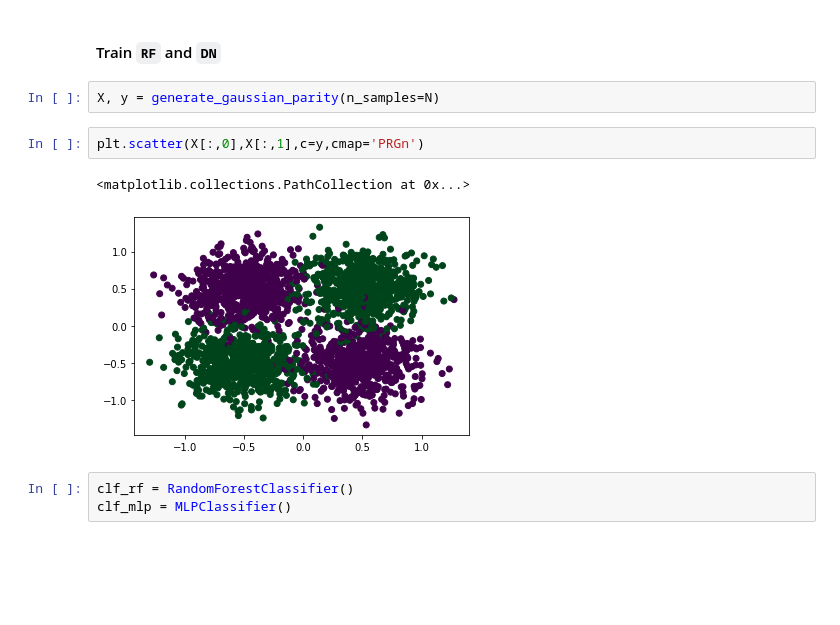
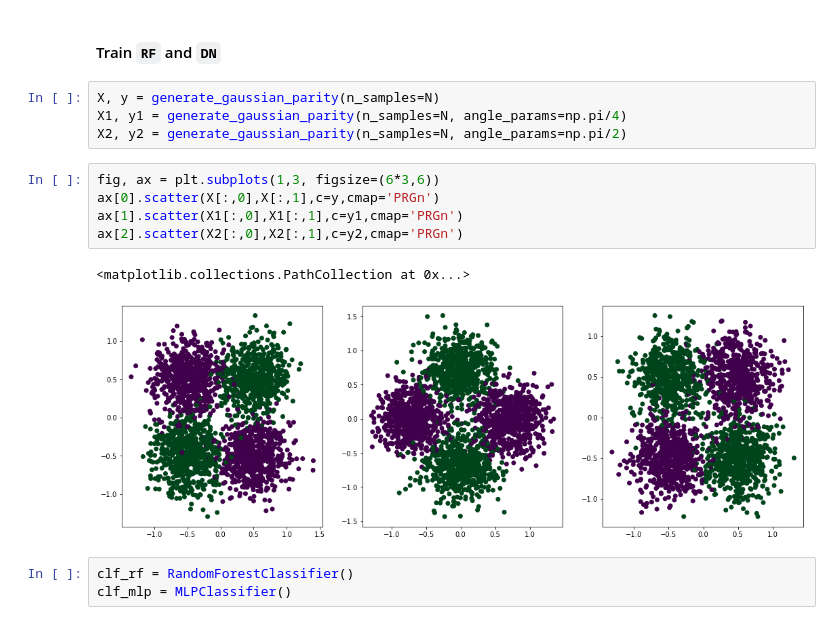
Before and after one commit to jshin13/coursework, a Jupyter notebook: Jovo/polytope-nsf-ai/polytope-figure-concept.ipynb, the cells around one changed output. Cells and saved outputs as stored; diff of their text form; blank space fills up the shorter version.

```diff
--- a/Jovo/polytope-nsf-ai/polytope-figure-concept.ipynb
+++ b/Jovo/polytope-nsf-ai/polytope-figure-concept.ipynb
@@ -46,13 +46,18 @@ grid.shape
 (2500, 2)
 # %% [markdown]
 #### Train `RF` and `DN`
-# %%
-X, y = generate_gaussian_parity(n_samples=N)
-# %%
-plt.scatter(X[:,0],X[:,1],c=y,cmap='PRGn')
-# %% [output]
-<matplotlib.collections.PathCollection at 0x...>
-[figure, removed]
+# %%
+X, y = generate_gaussian_parity(n_samples=N)
+X1, y1 = generate_gaussian_parity(n_samples=N, angle_params=np.pi/4)
+X2, y2 = generate_gaussian_parity(n_samples=N, angle_params=np.pi/2)
+# %%
+fig, ax = plt.subplots(1,3, figsize=(6*3,6))
+ax[0].scatter(X[:,0],X[:,1],c=y,cmap='PRGn')
+ax[1].scatter(X1[:,0],X1[:,1],c=y1,cmap='PRGn')
+ax[2].scatter(X2[:,0],X2[:,1],c=y2,cmap='PRGn')
+# %% [output]
+<matplotlib.collections.PathCollection at 0x...>
+[figure, added]
 # %%
 clf_rf = RandomForestClassifier()
 clf_mlp = MLPClassifier()
```
Also changed, not shown: parts of 12 cells of this notebook.
